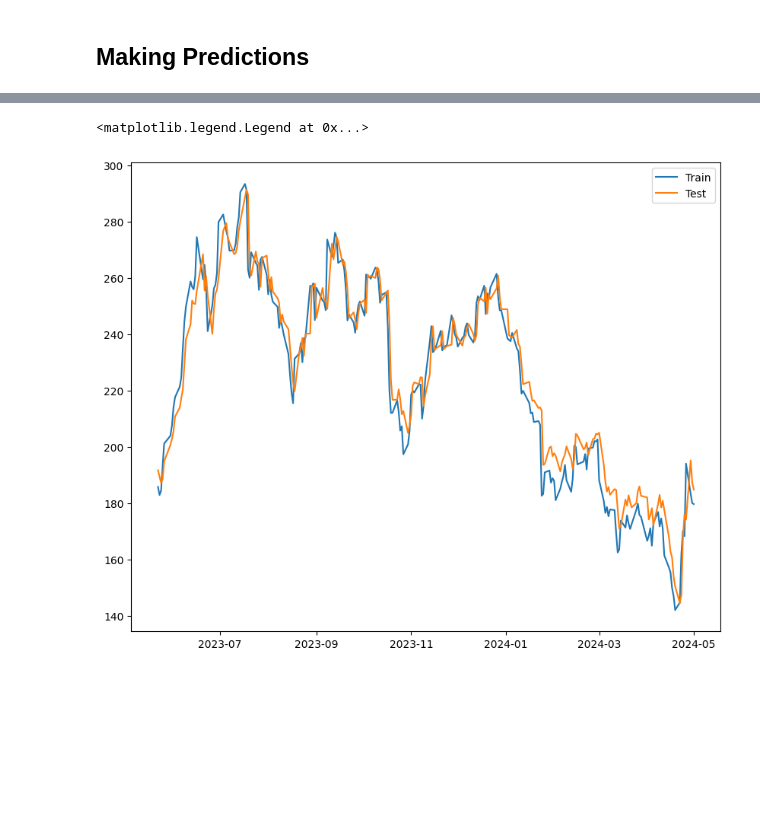
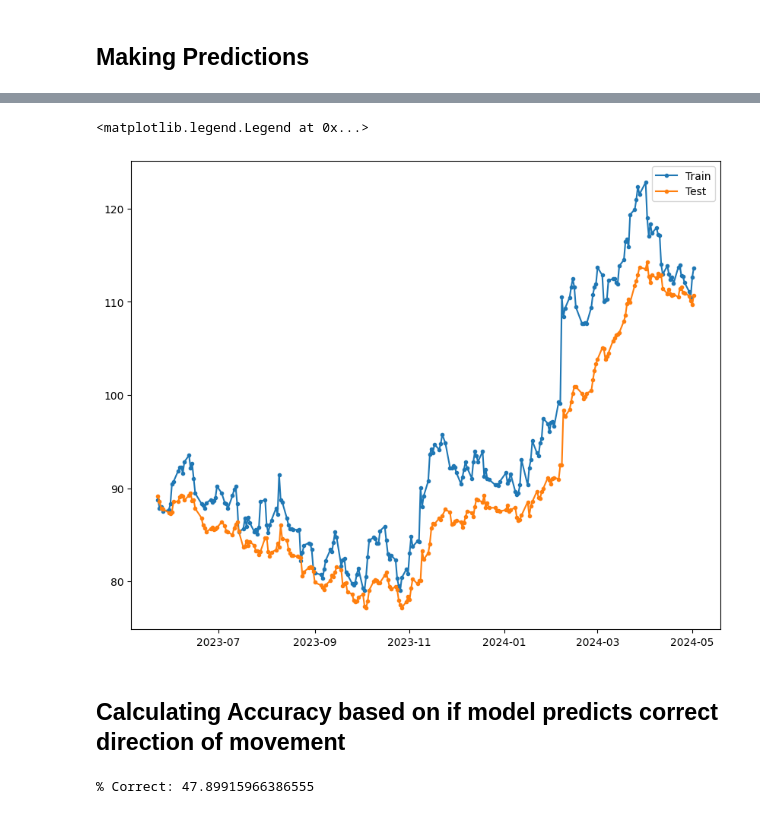
Before and after one commit to nate-bowers/TradingML, a Jupyter notebook: TFtrial.ipynb, the cells around one changed output, grey strips where cells are left out. Drawn from its saved outputs; the diff is of its cells as text; code cells hidden in the pictures; blank space fills up the shorter version.

Commit message:
added direction accuracy

```diff
--- a/TFtrial.ipynb
+++ b/TFtrial.ipynb
@@ -5,7 +5,7 @@ import matplotlib.pyplot as plt
 from tensorflow import keras
 from sklearn.model_selection import TimeSeriesSplit
 # %%
-msft = yf.Ticker("TSLA")
+msft = yf.Ticker("DIS")
 
 hist = msft.history(period="10y")
 
@@ -125,5 +125,5 @@ model.compile(optimizer='adam',
               loss='mean_squared_error')
 history = model.fit(X_train,
                     y_train,
-                    epochs=100)
+                    epochs=50)
 # %% [output]
@@ -155,10 +155,29 @@ predictions = model.predict(X_test)
 # %%
 
 plt.figure(figsize=(10, 8))
 #plt.plot(X_train.index, y_train)
-plt.plot(X_test.index, y_test)
-plt.plot(X_test.index, predictions)
+plt.plot(X_test.index, y_test, marker = ".")
+plt.plot(X_test.index, predictions, marker = ".")
 plt.legend(['Train', 'Test', 'Predictions'])
 # %% [output]
 <matplotlib.legend.Legend at 0x...>
-[figure, old version]
+[figure, new version]
+# %% [markdown]
+## Calculating Accuracy based on if model predicts correct direction of movement
+# %%
+correct = 0
+
+x_vals= X_test["Close"].values
+y_vals = y_test.values
+
+
+i = 0
+for i in range(len(x_vals)):
+    real_movement = x_vals[i] - y_vals[i]
+    predicted_movement = x_vals[i] - predictions[i]
+    if (real_movement > 0 and predicted_movement > 0) or (real_movement < 0 and predicted_movement < 0):
+        correct += 1
+
+print("% Correct: " + str(100 * correct/len(predictions)))
+# %% [output]
+% Correct: 47.89915966386555
```
Also changed, not shown: parts of 6 cells of this notebook.
